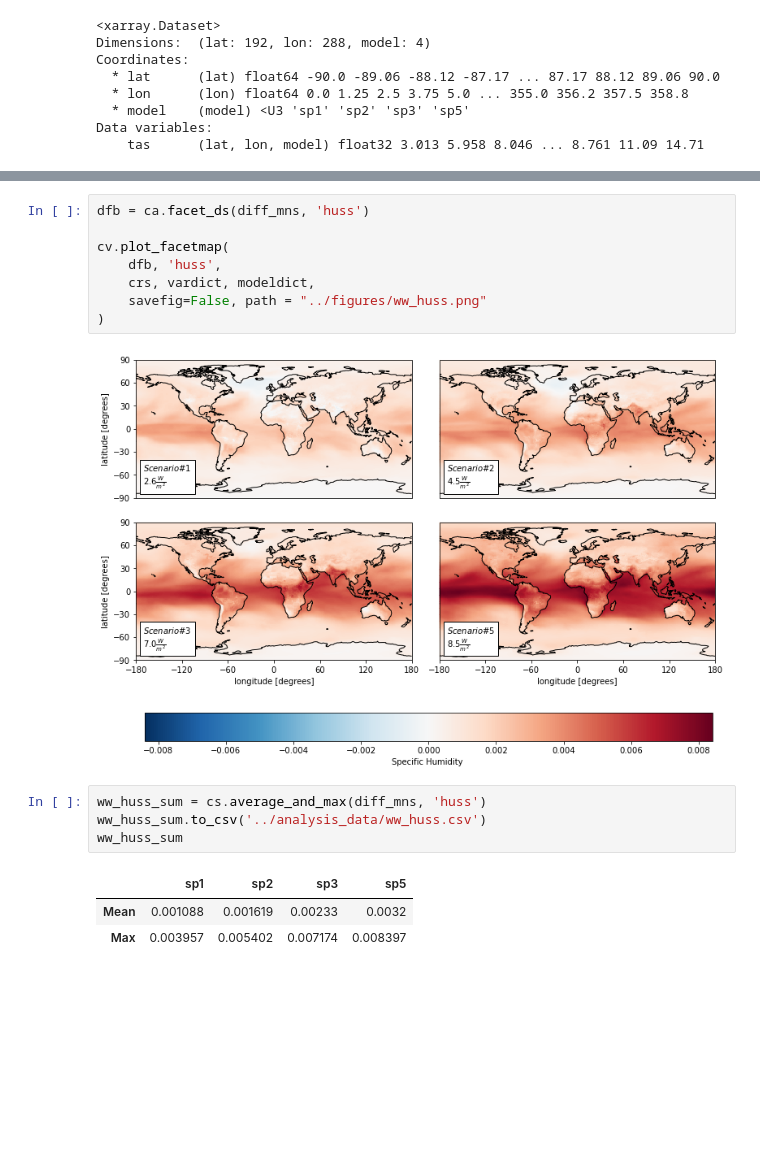
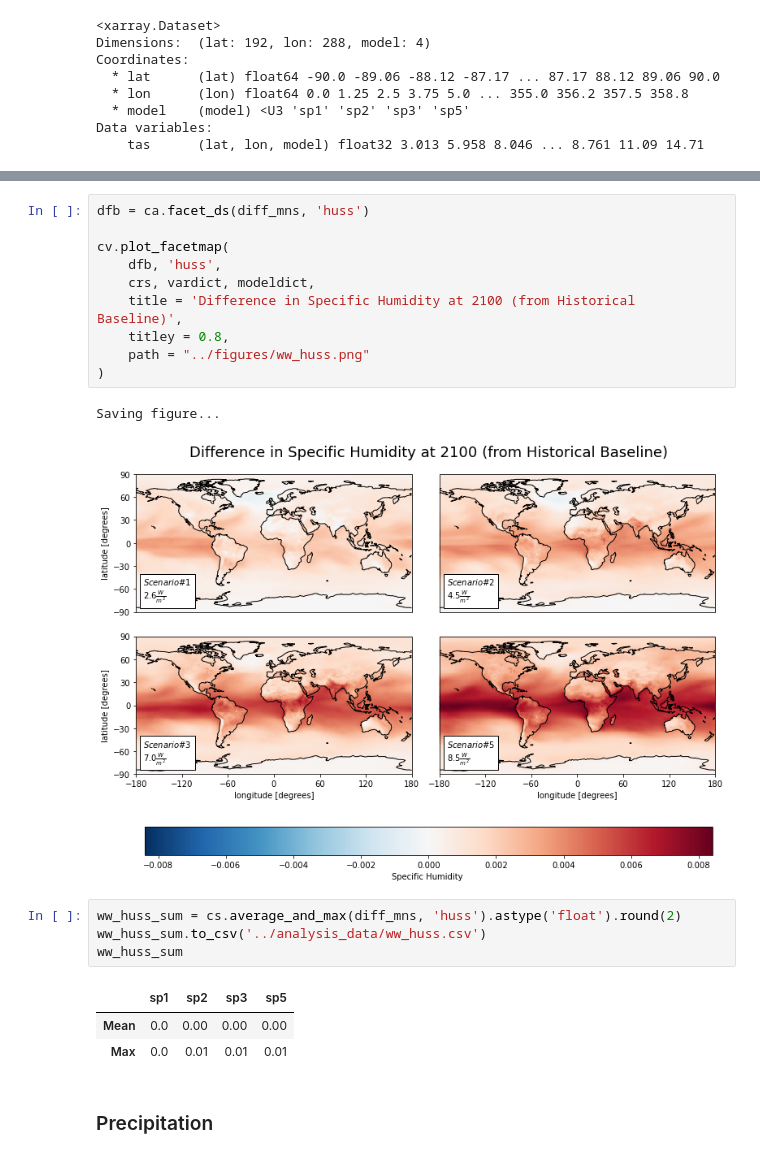
Before and after one commit to UCB-stat-159-s22/hw07-group20, a Jupyter notebook: notebooks/CESM_EDA.ipynb, the cells around one changed output, grey strips where cells are left out. Drawn from its saved outputs; the diff is of its cells as text; blank space fills up the shorter version.

```diff
--- a/notebooks/CESM_EDA.ipynb
+++ b/notebooks/CESM_EDA.ipynb
@@ -427,21 +437,26 @@ ww_tas_sum
 # %%
 dfb = ca.facet_ds(diff_mns, 'huss')
 
 cv.plot_facetmap(
     dfb, 'huss',
     crs, vardict, modeldict,
-    savefig=False, path = "../figures/ww_huss.png"
+    title = 'Difference in Specific Humidity at 2100 (from Historical Baseline)',
+    titley = 0.8,
+    path = "../figures/ww_huss.png"
 )
 # %% [output]
+Saving figure...
-[figure, old version]
+[figure, new version]
 # %%
-ww_huss_sum = cs.average_and_max(diff_mns, 'huss')
+ww_huss_sum = cs.average_and_max(diff_mns, 'huss').astype('float').round(2)
 ww_huss_sum.to_csv('../analysis_data/ww_huss.csv')
 ww_huss_sum
 # %% [output]
 |  | sp1 | sp2 | sp3 | sp5 |
-| Mean | 0.001088 | 0.001619 | 0.00233 | 0.0032 |
-| Max | 0.003957 | 0.005402 | 0.007174 | 0.008397 |
+| Mean | 0.0 | 0.00 | 0.00 | 0.00 |
+| Max | 0.0 | 0.01 | 0.01 | 0.01 |
+# %% [markdown]
+### Precipitation
 # %%
 vardict['pr']['units'] = r'$[\frac{kg}{m^{2}s}]$'
 dfc = ca.facet_ds(diff_mns, 'pr')
```
Also changed, not shown: parts of 11 cells of this notebook, 6 other files.
